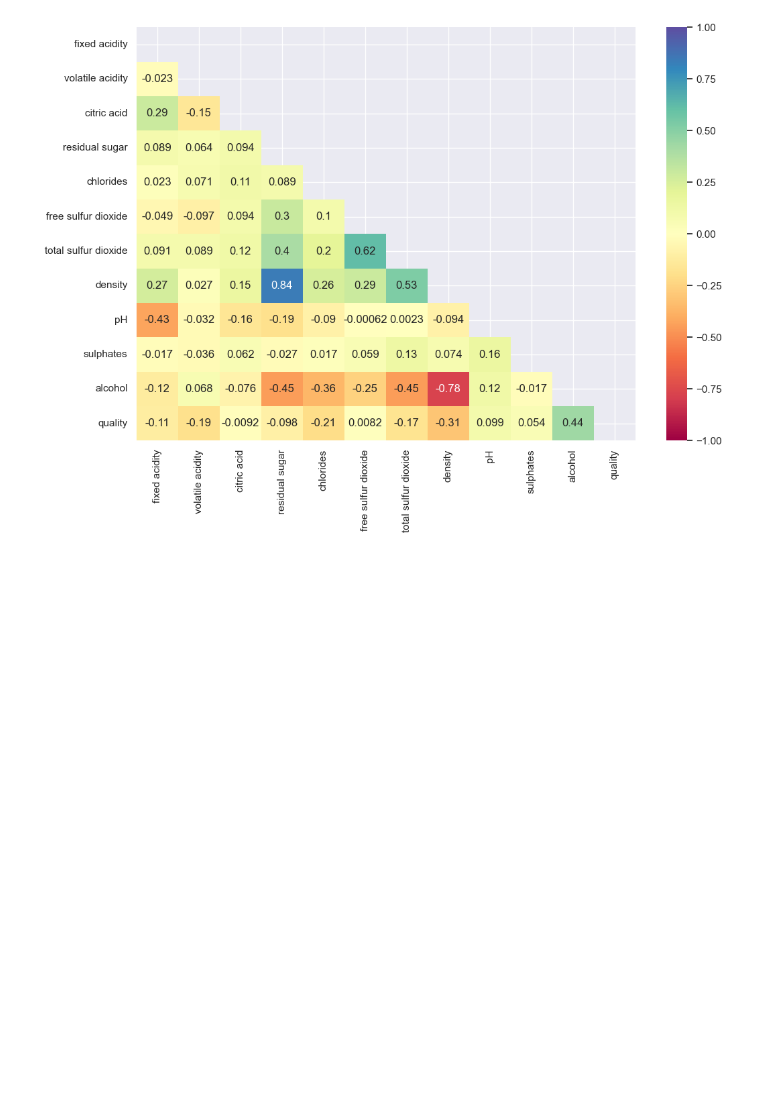
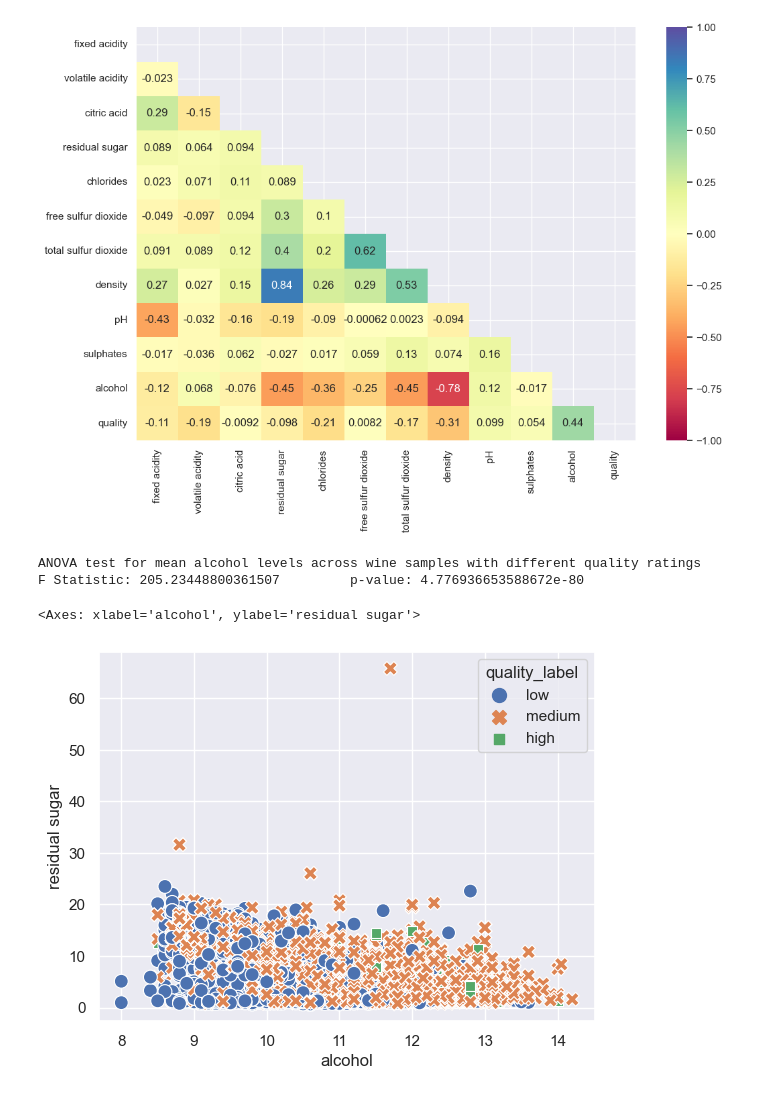
Before and after one commit to roop-kaur/BBVines, a Jupyter notebook: sprint_1.ipynb, the cells around one changed output. Drawn from its saved outputs; the diff is of its cells as text; code cells hidden in the pictures; blank space fills up the shorter version.

Commit message:
Presentation changes

```diff
--- a/sprint_1.ipynb
+++ b/sprint_1.ipynb
@@ -219,3 +289,22 @@ sns.heatmap(data, annot=True, cmap='Spectral', vmax=1, vmin=-1, mask = mask)
 plt.show()
 # %% [output]
 [figure]
+# %%
+from scipy import stats
+
+F, p = stats.f_oneway(red_wine[red_wine['quality_label'] == 'low']['alcohol'],
+red_wine[red_wine['quality_label'] == 'medium']['alcohol'],
+red_wine[red_wine['quality_label'] == 'high']['alcohol'])
+print('ANOVA test for mean alcohol levels across wine samples with different quality ratings')
+print('F Statistic:', F, '\tp-value:', p)
+# %% [output]
+ANOVA test for mean alcohol levels across wine samples with different quality ratings
+F Statistic: 205.23448800361507         p-value: 4.776936653588672e-80
+# %%
+# For the presentation
+#scatter plot_white wine
+
+sns.scatterplot(data=white_wine, x='alcohol', y='residual sugar', hue='quality_label',style = 'quality_label', sizes=(100, 100),size = 'quality_label', legend="full", palette="deep")
+# %% [output]
+<Axes: xlabel='alcohol', ylabel='residual sugar'>
+[figure, added]
```
Also changed, not shown: parts of 24 cells of this notebook, 1 other file.
